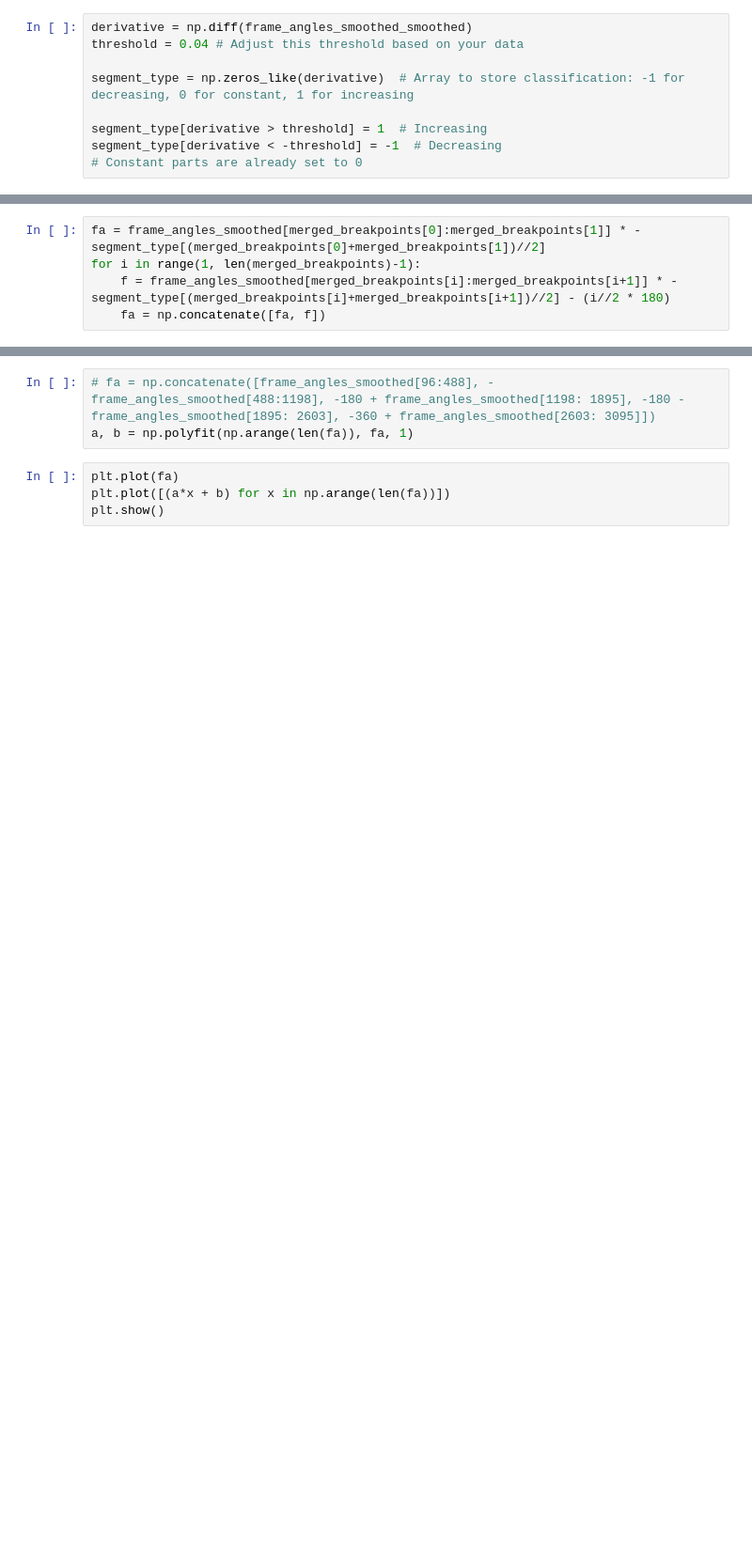
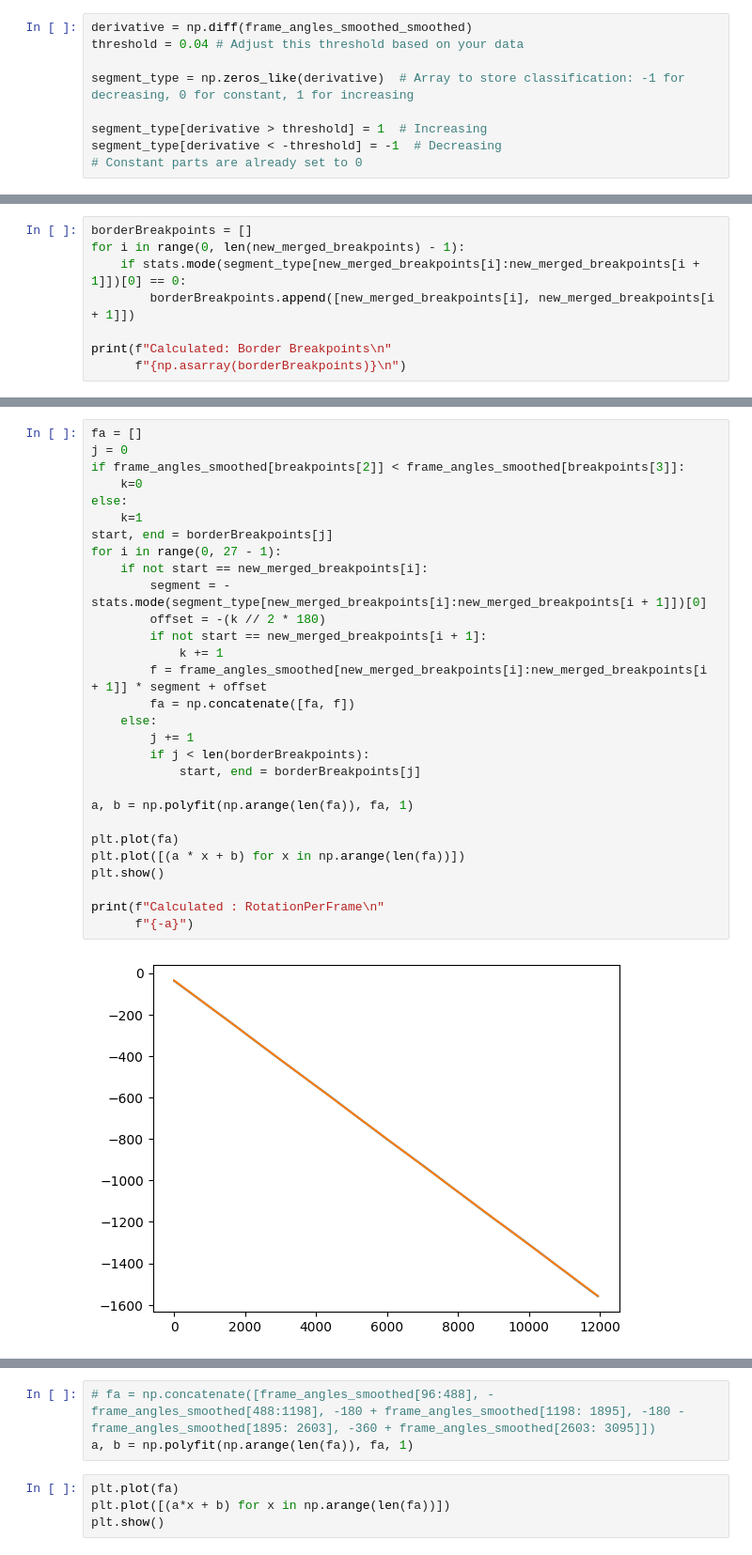
Before and after one commit to research-centre-rez/zavity, a Jupyter notebook: notebooks/05-trojan-v1.ipynb, the cells around one changed output, grey strips where cells are left out. Shown at 94% size. Cells and saved outputs as stored; diff of their text form; blank space fills up the shorter version.

```diff
--- a/notebooks/05-trojan-v1.ipynb
+++ b/notebooks/05-trojan-v1.ipynb
@@ -294,0 +278,8 @@ plt.show()
+# %%
+borderBreakpoints = []
+for i in range(0, len(new_merged_breakpoints) - 1):
+    if stats.mode(segment_type[new_merged_breakpoints[i]:new_merged_breakpoints[i + 1]])[0] == 0:
+        borderBreakpoints.append([new_merged_breakpoints[i], new_merged_breakpoints[i + 1]])
+
+print(f"Calculated: Border Breakpoints\n"
+      f"{np.asarray(borderBreakpoints)}\n")
@@ -312,5 +323,31 @@ np.where(np.array(frame_angles_smoothed)==np.max(frame_angles_smoothed))
 # %%
-fa = frame_angles_smoothed[merged_breakpoints[0]:merged_breakpoints[1]] * -segment_type[(merged_breakpoints[0]+merged_breakpoints[1])//2]
-for i in range(1, len(merged_breakpoints)-1):
-    f = frame_angles_smoothed[merged_breakpoints[i]:merged_breakpoints[i+1]] * -segment_type[(merged_breakpoints[i]+merged_breakpoints[i+1])//2] - (i//2 * 180)
-    fa = np.concatenate([fa, f])
+fa = []
+j = 0
+if frame_angles_smoothed[breakpoints[2]] < frame_angles_smoothed[breakpoints[3]]:
+    k=0
+else:
+    k=1
+start, end = borderBreakpoints[j]
+for i in range(0, 27 - 1):
+    if not start == new_merged_breakpoints[i]:
+        segment = -stats.mode(segment_type[new_merged_breakpoints[i]:new_merged_breakpoints[i + 1]])[0]
+        offset = -(k // 2 * 180)
+        if not start == new_merged_breakpoints[i + 1]:
+            k += 1
+        f = frame_angles_smoothed[new_merged_breakpoints[i]:new_merged_breakpoints[i + 1]] * segment + offset
+        fa = np.concatenate([fa, f])
+    else:
+        j += 1
+        if j < len(borderBreakpoints):
+            start, end = borderBreakpoints[j]
+
+a, b = np.polyfit(np.arange(len(fa)), fa, 1)
+
+plt.plot(fa)
+plt.plot([(a * x + b) for x in np.arange(len(fa))])
+plt.show()
+
+print(f"Calculated : RotationPerFrame\n"
+      f"{-a}")
+# %% [output]
+[figure, added]
```
Also changed, not shown: parts of 35 cells of this notebook, 47 other files.
